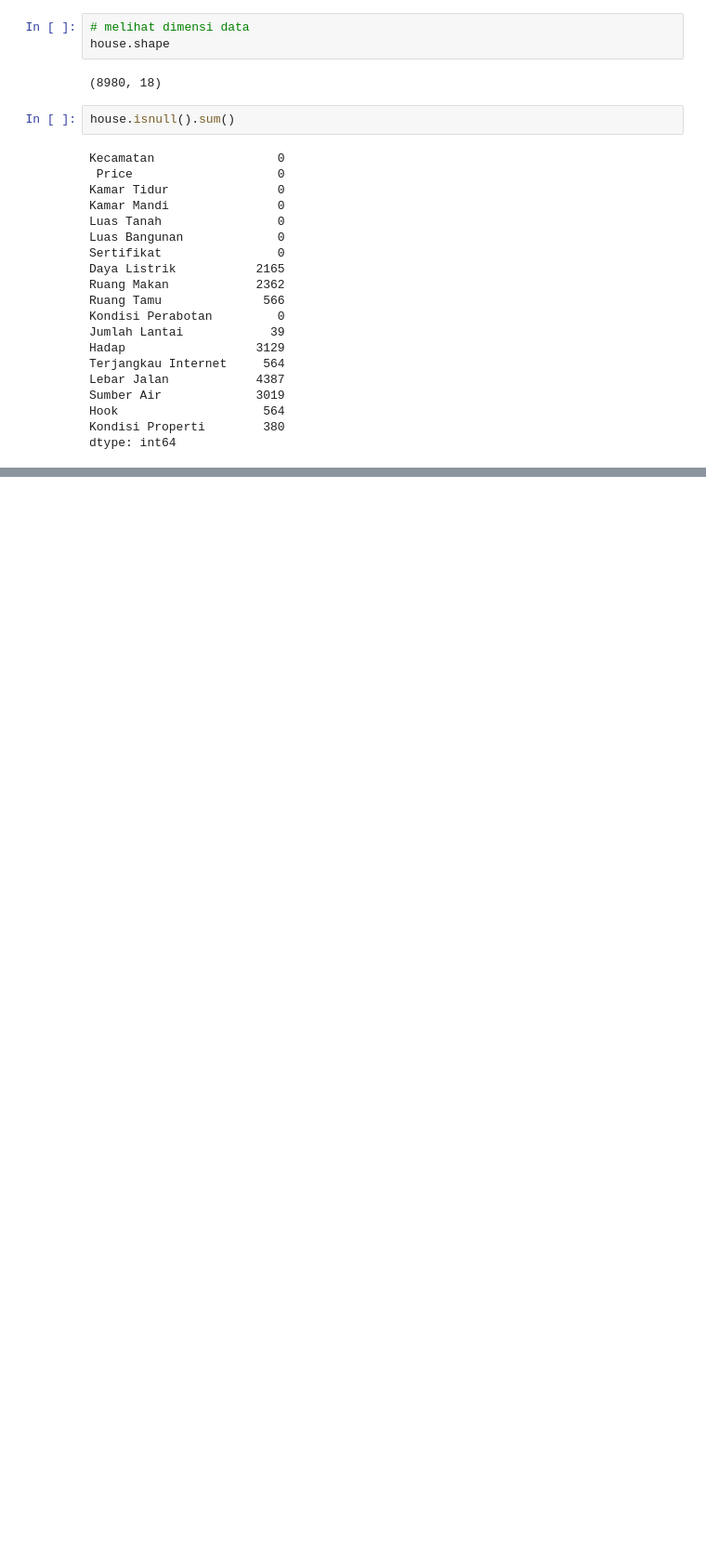
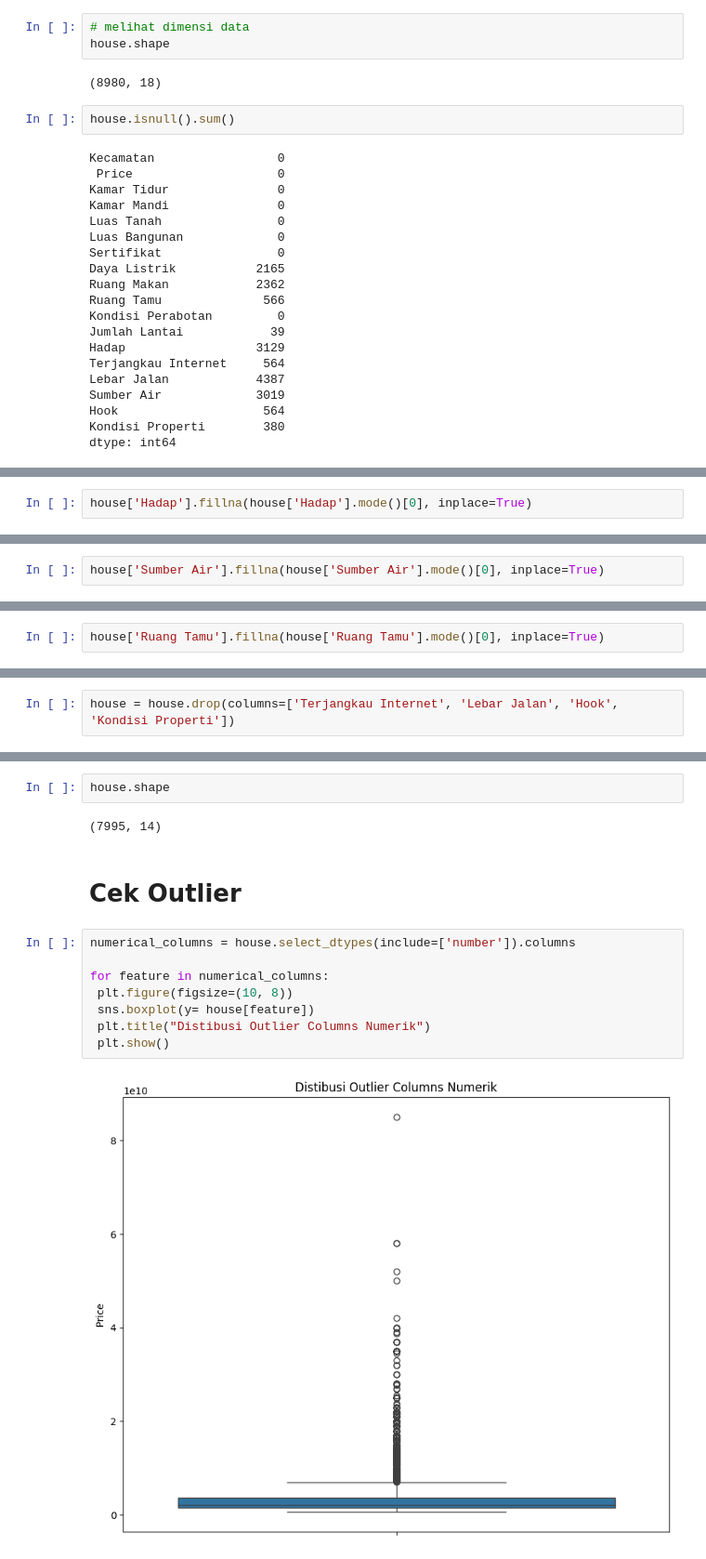
Before and after one commit to ghatpreneur/Pacman-Study-Case, a Jupyter notebook: House Surabaya/house surabaya.ipynb, the cells around one changed output, grey strips where cells are left out. Shown at 93% size. Drawn from its saved outputs; the diff is of its cells as text; blank space fills up the shorter version.

```diff
--- a/House Surabaya/house surabaya.ipynb
+++ b/House Surabaya/house surabaya.ipynb
@@ -52,0 +559,2 @@ dtype: int64
+# %%
+house['Hadap'].fillna(house['Hadap'].mode()[0], inplace=True)
@@ -52,0 +568,2 @@ dtype: int64
+# %%
+house['Sumber Air'].fillna(house['Sumber Air'].mode()[0], inplace=True)
@@ -52,0 +577,2 @@ dtype: int64
+# %%
+house['Ruang Tamu'].fillna(house['Ruang Tamu'].mode()[0], inplace=True)
@@ -52,0 +588,2 @@ dtype: int64
+# %%
+house = house.drop(columns=['Terjangkau Internet', 'Lebar Jalan', 'Hook', 'Kondisi Properti'])
@@ -52,0 +636,16 @@ dtype: int64
+# %%
+house.shape
+# %% [output]
+(7995, 14)
+# %% [markdown]
+# Cek Outlier
+# %%
+numerical_columns = house.select_dtypes(include=['number']).columns
+
+for feature in numerical_columns:
+ plt.figure(figsize=(10, 8))
+ sns.boxplot(y= house[feature])
+ plt.title("Distibusi Outlier Columns Numerik")
+ plt.show()
+# %% [output]
+[figure, added]
```
Also changed, not shown: parts of 86 cells of this notebook, 13 other files.
